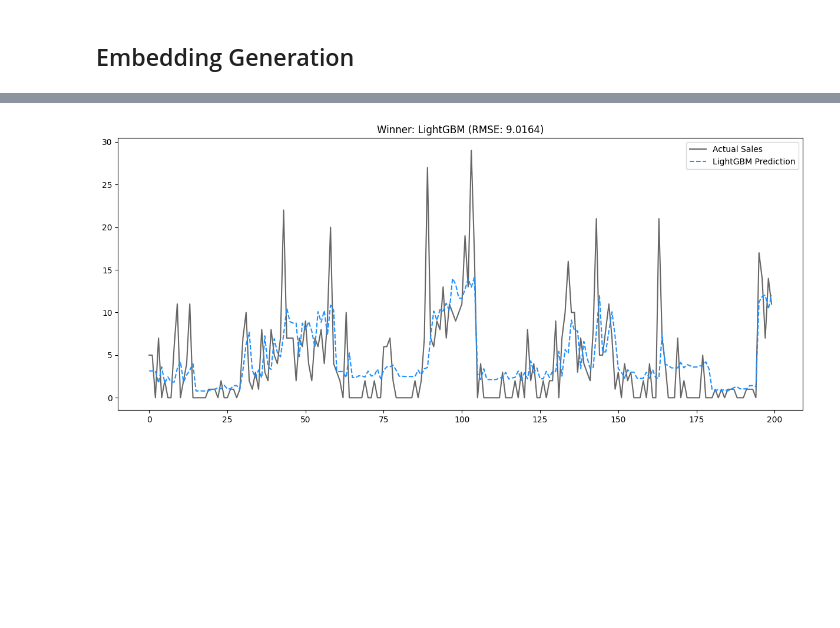
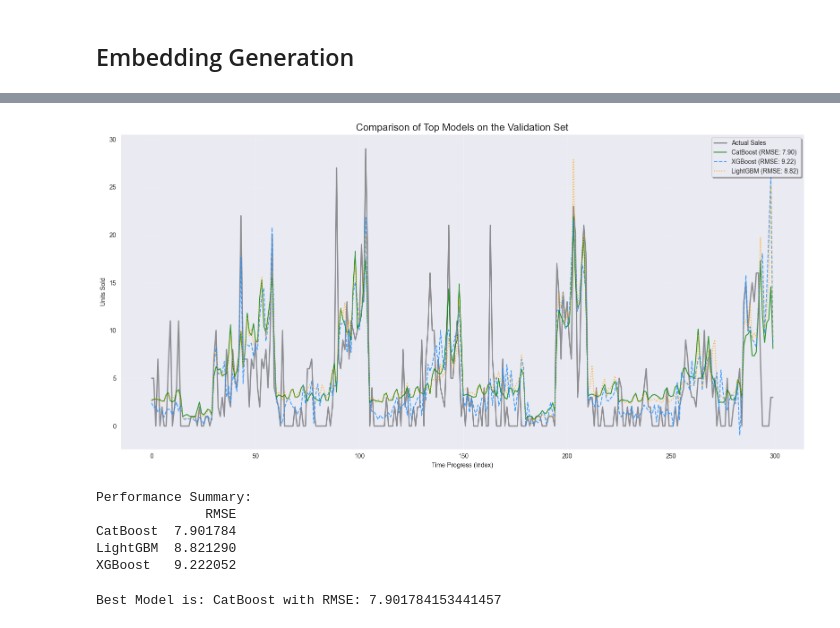
Before and after one commit to luisgrewe/StockSalesPrediction, a Jupyter notebook: salesprediction.ipynb, the cells around one changed output, grey strips where cells are left out. Drawn from its saved outputs; the diff is of its cells as text; code cells hidden in the pictures; blank space fills up the shorter version.

```diff
--- a/salesprediction.ipynb
+++ b/salesprediction.ipynb
@@ -85 +78,4 @@ sales_last_week            float64
 dtype: object
+# %%
+X_train_engineered = data_loader.feature_engineering(X_train_preprocessed)
+X_train_engineered.describe()
@@ -147,15 +133,14 @@ results = {}
 categorical_features = [
     'store_number', 'product_number', 'product_category',
     'business', 'department_num', 'department_group',
-    'store_format', 'format'
+    'store_format', 'format', "week_of_year"
 ]
-# --- 1. CatBoost (The current favorite) ---
-# It handles categories internally
+
 cat_model = CatBoostRegressor(
     iterations=2000,
     learning_rate=0.05,
     depth=6,
-    loss_function='RMSE', # Optimized for your target
+    loss_function='RMSE',
     random_seed=42,
     verbose=200
 )
@@ -167,8 +152,6 @@ cat_model.fit(X_train, y_train,
 
 results['CatBoost'] = root_mean_squared_error(y_val, cat_model.predict(X_val))
 
-# --- 2. XGBoost (The classic powerhouse) ---
-# Note: XGBoost needs 'enable_categorical=True' or Label Encoding
 xgb_model = xgb.XGBRegressor(
     n_estimators=1000,
     learning_rate=0.05,
@@ -190,7 +173,6 @@ xgb_model.fit(X_train_xgb, y_train,
 
 results['XGBoost'] = root_mean_squared_error(y_val, xgb_model.predict(X_val_xgb))
 
-# --- 3. LightGBM (The speed king) ---
 lgb_model = lgb.LGBMRegressor(
     n_estimators=1000,
     learning_rate=0.05,
@@ -241,16 +207,56 @@ Winning Model: CatBoost
 # %%
-# 1. Generate predictions with the winner
-# Note: We use the XGB/LGB prepared data
-val_preds = lgb_model.predict(X_val_xgb)
+# Generate predictions for each model
+cat_preds = cat_model.predict(X_val)
+xgb_preds = xgb_model.predict(X_val_xgb)
+lgb_preds = lgb_model.predict(X_val_xgb)
 
-# 2. Plotting
-plt.figure(figsize=(15, 6))
-plt.plot(y_val.values[:200], label='Actual Sales', color='black', alpha=0.6)
-plt.plot(val_preds[:200], label='LightGBM Prediction', color='dodgerblue', linestyle='--')
-plt.title(f"Winner: LightGBM (RMSE: {results['LightGBM']:.4f})")
-plt.legend()
+plt.figure(figsize=(16, 8))
+
+# Limit the plot to the first 300 samples for better visibility
+subset = 300
+
+# Plot the Ground Truth (Actual values)
+plt.plot(y_val.values[:subset], label='Actual Sales',
+         color='black', alpha=0.4, linewidth=2)
+
+# Plot CatBoost Predictions
+plt.plot(cat_preds[:subset], label=f"CatBoost (RMSE: {results['CatBoost']:.2f})",
+         color='green', linestyle='-', alpha=0.8)
+
+# Plot XGBoost Predictions
+plt.plot(xgb_preds[:subset], label=f"XGBoost (RMSE: {results['XGBoost']:.2f})",
+         color='dodgerblue', linestyle='--', alpha=0.8)
+
+# Plot LightGBM Predictions
+plt.plot(lgb_preds[:subset], label=f"LightGBM (RMSE: {results['LightGBM']:.2f})",
+         color='orange', linestyle=':', alpha=0.8)
+
+# Chart Styling and Labeling
+plt.title("Comparison of Top Models on the Validation Set", fontsize=16)
+plt.xlabel("Time Progress (Index)")
+plt.ylabel("Units Sold")
+plt.legend(loc='upper right', frameon=True, shadow=True)
+plt.grid(True, alpha=0.2)
+
+plt.tight_layout()
 plt.show()
+
+# Display performance summary table
+print("Performance Summary:")
+df_results = pd.DataFrame.from_dict(results, orient='index', columns=['RMSE'])
+df_results = df_results.sort_values(by='RMSE')
+print(df_results)
 # %% [output]
-[figure, old version]
+[figure, new version]
+Performance Summary:
+              RMSE
+CatBoost  7.901784
+LightGBM  8.821290
+XGBoost   9.222052
+# %%
+winner_name = min(results, key=results.get)
+print(f"Best Model is: {winner_name} with RMSE: {results[winner_name]}")
+# %% [output]
+Best Model is: CatBoost with RMSE: 7.901784153441457
 # %%
 def objective(trial):
```
Also changed, not shown: parts of 14 cells of this notebook, 18 other files.
